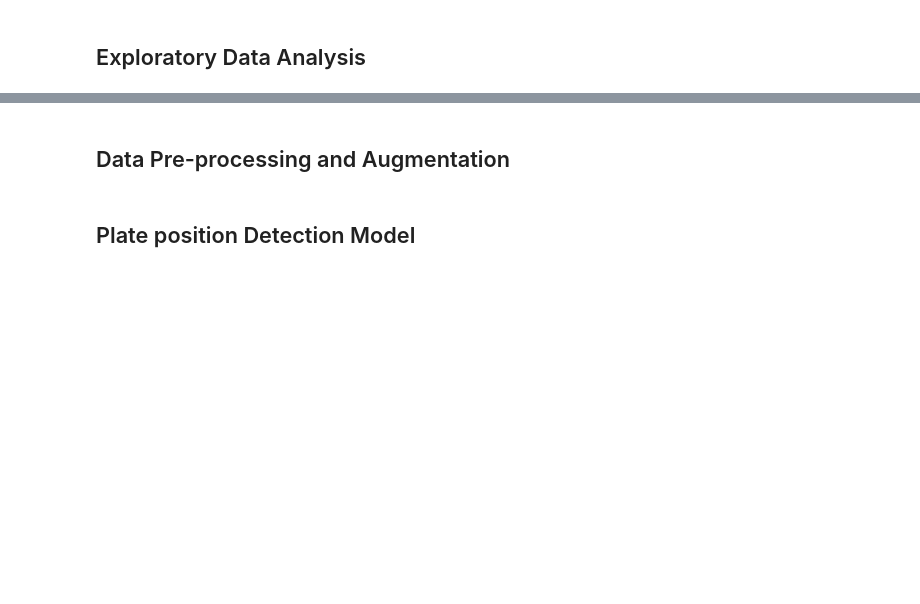
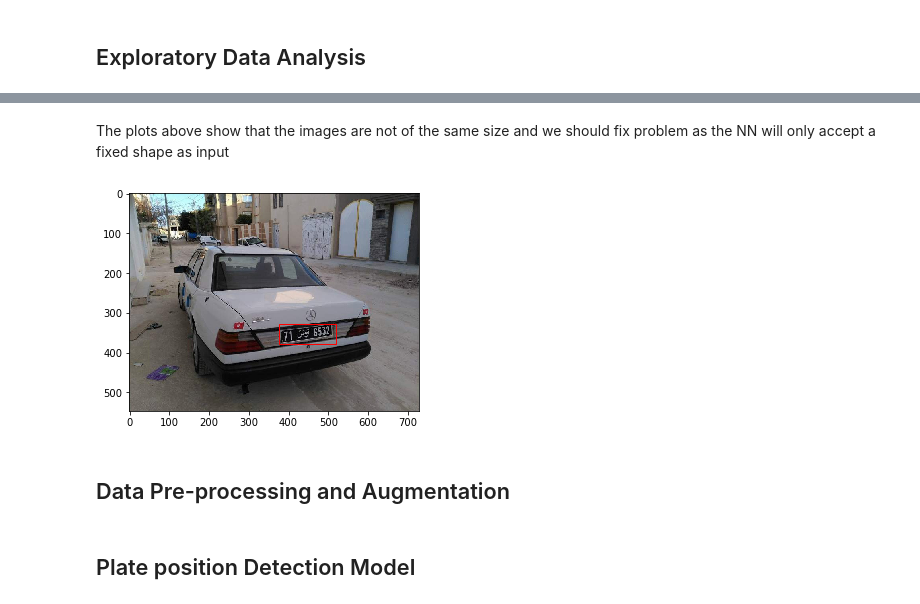
Before and after one commit to ML-Academy-team/License-Plate-Detection, a Jupyter notebook: License-Plate-Detection.ipynb, the cells around one changed output, grey strips where cells are left out. Cells and saved outputs as stored; diff of their text form; code cells hidden in the pictures; blank space fills up the shorter version.

```diff
--- a/License-Plate-Detection.ipynb
+++ b/License-Plate-Detection.ipynb
@@ -8,2 +64,37 @@ import numpy as np
+# %% [markdown]
+The plots above show that the images are not of the same size and we should fix problem as the NN will only accept a fixed shape as input
+# %%
+def plot_image(image, x_min, y_min, x_max, y_max):
+    """
+    Plots the image of the car with a bounding box around the licence plate
+
+    :image: the image of the car
+    :x_min : the minimum x position of the box
+    :y_min : the minimum y position of the box
+    :x_max : the maximum x position of the box
+    :y_max : the maximum y position of the box
+    """
+    # Create figure and axes
+    fig, ax = plt.subplots()
+    # Display the image
+    ax.imshow(image)
+    # Create a Rectangle patch
+    rect = patches.Rectangle((x_min, y_min), x_max-x_min, y_max-y_min, linewidth=1, edgecolor='r', facecolor='none')
+    # Add the patch to the Axes
+    ax.add_patch(rect)
+    plt.show()
+
+
+def plot_random_image(images, targets, index=None):
+    if index is None:
+        index = random.randint(0, len(images))
+    y_min, x_min, y_max, x_max = targets.iloc[index][['ymin', 'xmin', 'ymax', 'xmax' ]]
+    plot_image(images[index], x_min, y_min, x_max, y_max)
+
+
+
+plot_random_image(images, targets)
+# %% [output]
+[figure, added]
 # %% [markdown]
 ## Data Pre-processing and Augmentation
```
Also changed, not shown: parts of 6 cells of this notebook.
